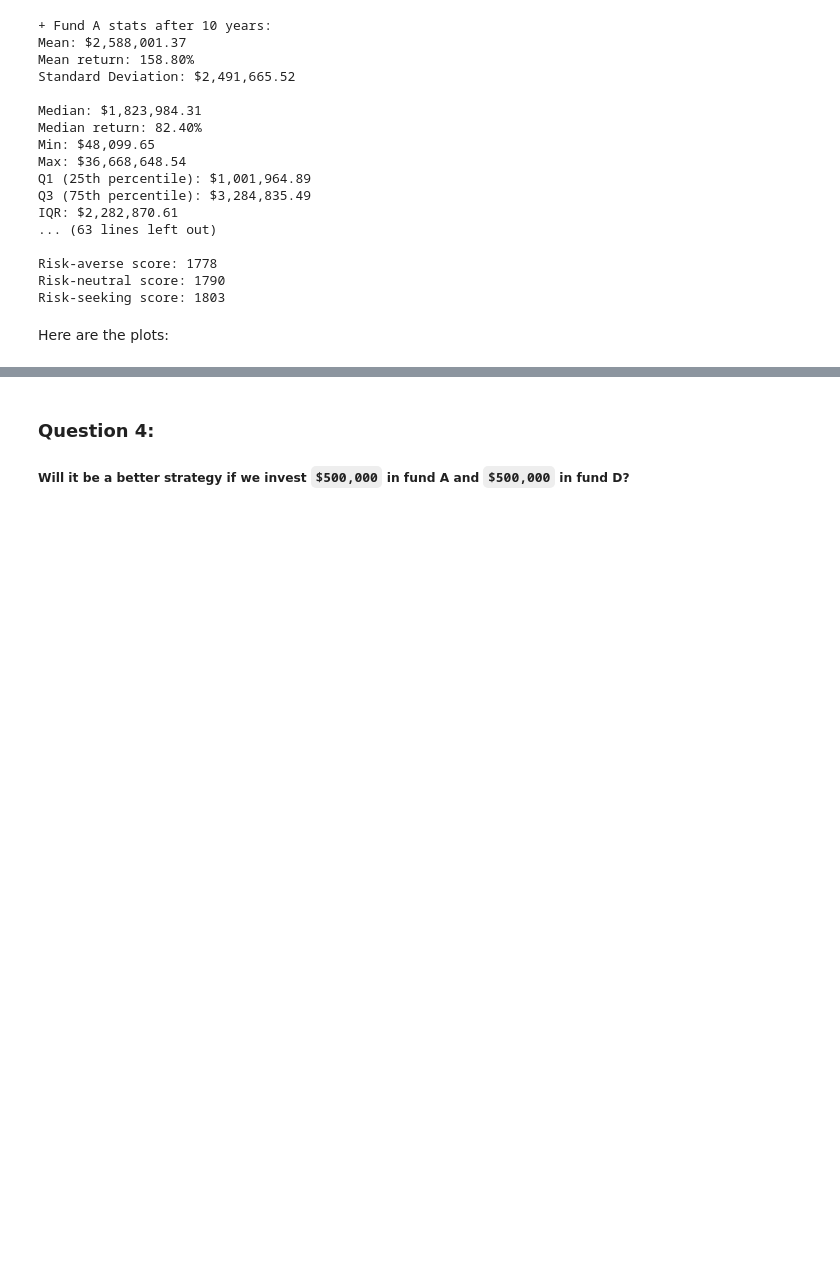
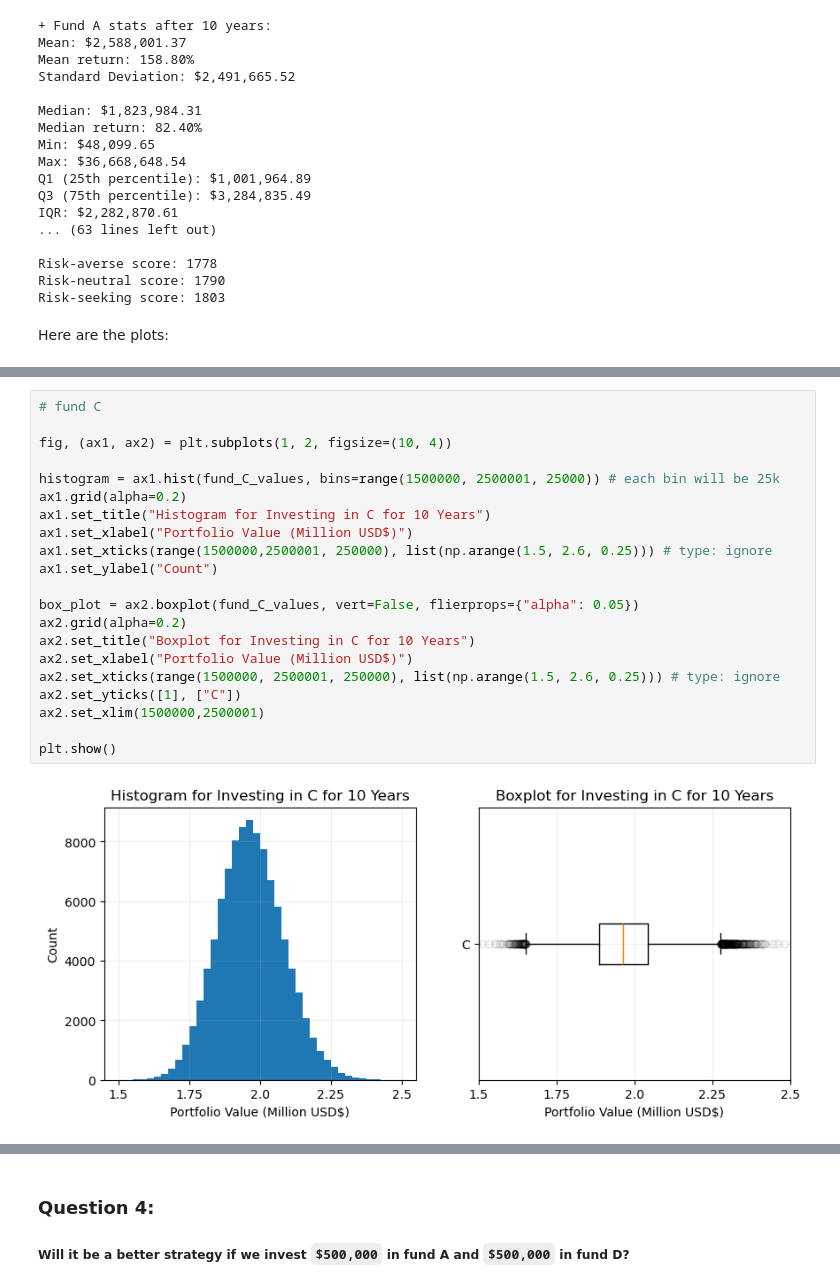
Before and after one commit to myin27/OR442-Term-Project, a Jupyter notebook: project.ipynb, the cells around one changed output, grey strips where cells are left out. Saved outputs shown, nothing was run; the diff lists cells and outputs as text; blank space fills up the shorter version.

```diff
--- a/project.ipynb
+++ b/project.ipynb
@@ -427,0 +454,23 @@ plt.show()
+# %%
+# fund C
+
+fig, (ax1, ax2) = plt.subplots(1, 2, figsize=(10, 4))
+
+histogram = ax1.hist(fund_C_values, bins=range(1500000, 2500001, 25000)) # each bin will be 25k
+ax1.grid(alpha=0.2)
+ax1.set_title("Histogram for Investing in C for 10 Years")
+ax1.set_xlabel("Portfolio Value (Million USD$)")
+ax1.set_xticks(range(1500000,2500001, 250000), list(np.arange(1.5, 2.6, 0.25))) # type: ignore
+ax1.set_ylabel("Count")
+
+box_plot = ax2.boxplot(fund_C_values, vert=False, flierprops={"alpha": 0.05})
+ax2.grid(alpha=0.2)
+ax2.set_title("Boxplot for Investing in C for 10 Years")
+ax2.set_xlabel("Portfolio Value (Million USD$)")
+ax2.set_xticks(range(1500000, 2500001, 250000), list(np.arange(1.5, 2.6, 0.25))) # type: ignore
+ax2.set_yticks([1], ["C"])
+ax2.set_xlim(1500000,2500001)
+
+plt.show()
+# %% [output]
+[figure, added]
```
Also changed, not shown: parts of 8 cells of this notebook.
